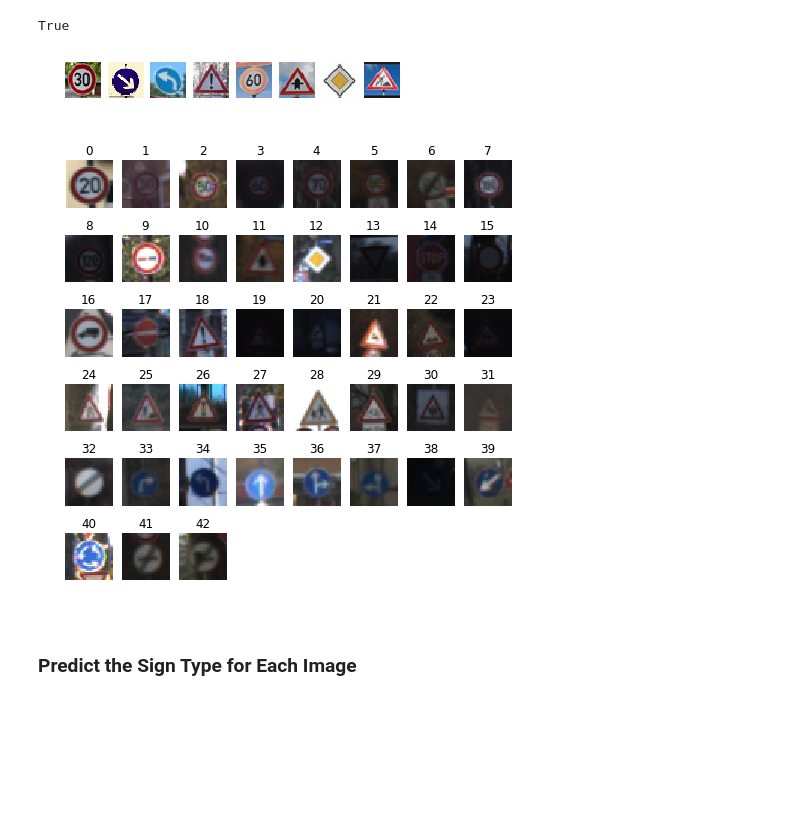
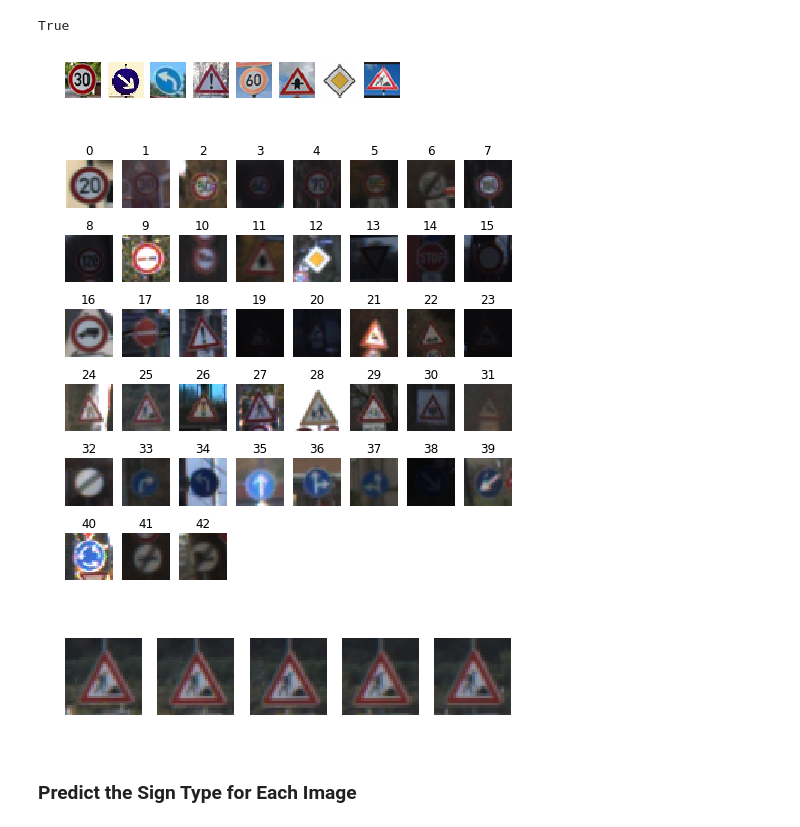
Before and after one commit to mmarouen/CarND-Traffic-Sign-Classifier-Project, a Jupyter notebook: Traffic_Sign_Classifier.ipynb, the cells around one changed output. Drawn from its saved outputs; the diff is of its cells as text; code cells hidden in the pictures; blank space fills up the shorter version.

```diff
--- a/Traffic_Sign_Classifier.ipynb
+++ b/Traffic_Sign_Classifier.ipynb
@@ -359,33 +362,43 @@ Xtest2=np.zeros((n_test2,32,32,1))
 imges=[]
 fig, axs = plt.subplots(1,n_test2)
 for i in range(n_test2):
     fname=images[i]
     img = mpimg.imread(fname)
     img=img[:,:,:3]
     imges.append(img)
     axs[i].axis('off')
     axs[i].imshow(img)
     img=np.dot(img,[0.299, 0.587, 0.114]).reshape((32,32,1))
     img=(img-128)/128
     Xtest2[i,:,:,:]=img
 
 ytest2=[1,38,34,18,3,11,12,25] #after observing the table, we identify our new classes
 #identify new classes
 fig, axs = plt.subplots(6,8,figsize=(8,8))
 idx=0
 for i in range(6):
     for j in range(8):
         if idx<43:
             index = np.where(y_train==idx)[0][0]
             image = X_train[index].squeeze()
             axs[i,j].set_title(idx)
             axs[i,j].axis('off')
             axs[i,j].imshow(image)
         axs[i,j].axis('off')
         idx=idx+1
+plt.show()
+#identify new classes
+nsamples=5
+fig, axs = plt.subplots(1,nsamples,figsize=(8,8))
+index = np.where(y_train==25)[0][10:(nsamples+10)]
+for i in range(nsamples):
+    image = X_train[index[i]].squeeze()
+    axs[i].axis('off')
+    axs[i].imshow(image)
 # %% [output]
 [figure]
 [figure]
+[figure, added]
 # %% [markdown]
 ### Predict the Sign Type for Each Image
 # %%
```
Also changed, not shown: parts of 4 cells of this notebook.
